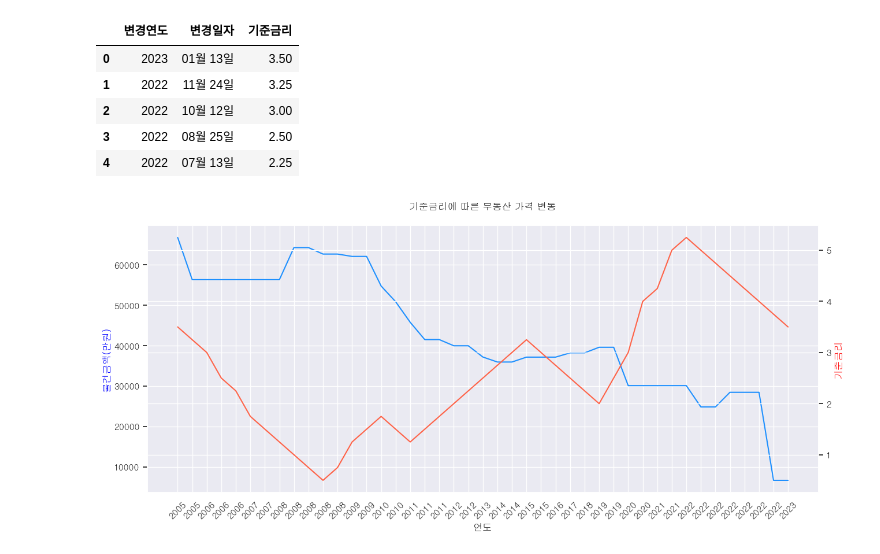
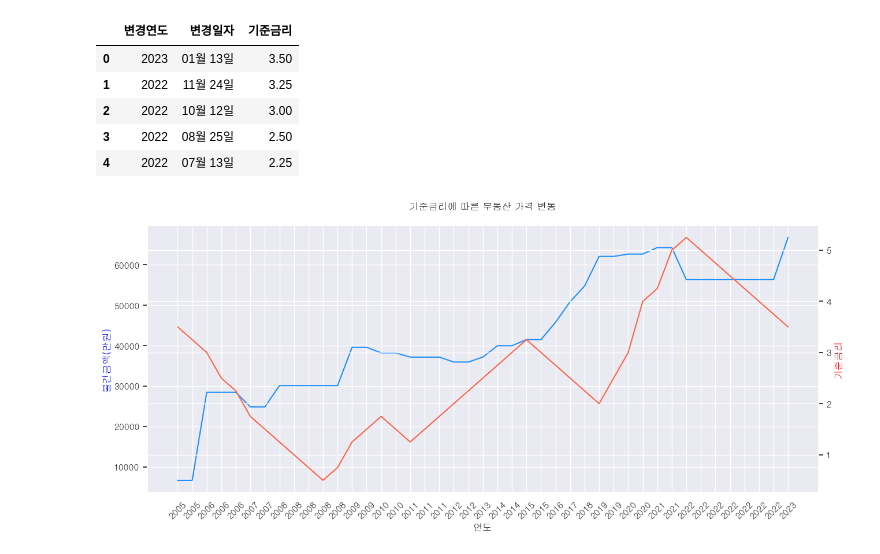
Before and after one commit to HongHyunKi/Python-Data-Visualization, a Jupyter notebook: Visualization of real estate transaction data in Seoul.ipynb.ipynb, the cells around one changed output. Drawn from its saved outputs; the diff is of its cells as text; code cells hidden in the pictures.

```diff
--- a/Visualization of real estate transaction data in Seoul.ipynb.ipynb
+++ b/Visualization of real estate transaction data in Seoul.ipynb.ipynb
@@ -236,35 +255,35 @@ filtered_df = df5.groupby('접수연도')[['물건금액(만원)']].mean().reset
 filtered_df['물건금액(만원)'] = filtered_df['물건금액(만원)'].round(2)
 
 #두 df 조인
 merged_df = pd.merge(base_rate, filtered_df, left_on='변경연도', right_on='접수연도', how='inner')
 
 #중복 열 제거
 merged_df.drop('접수연도', axis=1, inplace=True)
 
 #더블 차트
 fig, ax1 = plt.subplots(figsize=(15, 6))
 
 #첫번째 y축 (왼쪽)
 ax1.set_xlabel('연도')
 ax1.set_ylabel('물건금액(만원)', color='blue')
-ax1.plot(range(len(merged_df)), merged_df['물건금액(만원)'], color='#1e90ff')
+ax1.plot(range(len(merged_df)), merged_df['물건금액(만원)'][::-1], color='#1e90ff')
 
 #두번째 y축 (오른쪽)
 ax2 = ax1.twinx()
 ax2.set_ylabel('기준금리', color='red')
 ax2.plot(range(len(merged_df)), merged_df['기준금리'], color='#ff6348')
 
 #x축 설정
 x_labels = merged_df['변경연도'][::-1]  # x축 레이블을 역순으로 지정
 ax1.set_xticklabels(x_labels, rotation=45)
 ax1.set_xticks(range(len(x_labels)))
 
 #제목
 plt.title('기준금리에 따른 부동산 가격 변동', pad=20)
 
 plt.show()
 # %% [output]
-[figure, old version]
+[figure, new version]
 # %% [markdown]
 2005년부터 2023년까지 한국은행 기준금리와 서울시 부동산 매매 실거래가를 비교한 선 차트입니다.
 그래프를 보면 부동산 가격과 기준금리는 역상관 관계를 갖는 것을 확인할 수 있습니다.
```
Also changed, not shown: parts of 5 cells of this notebook.
